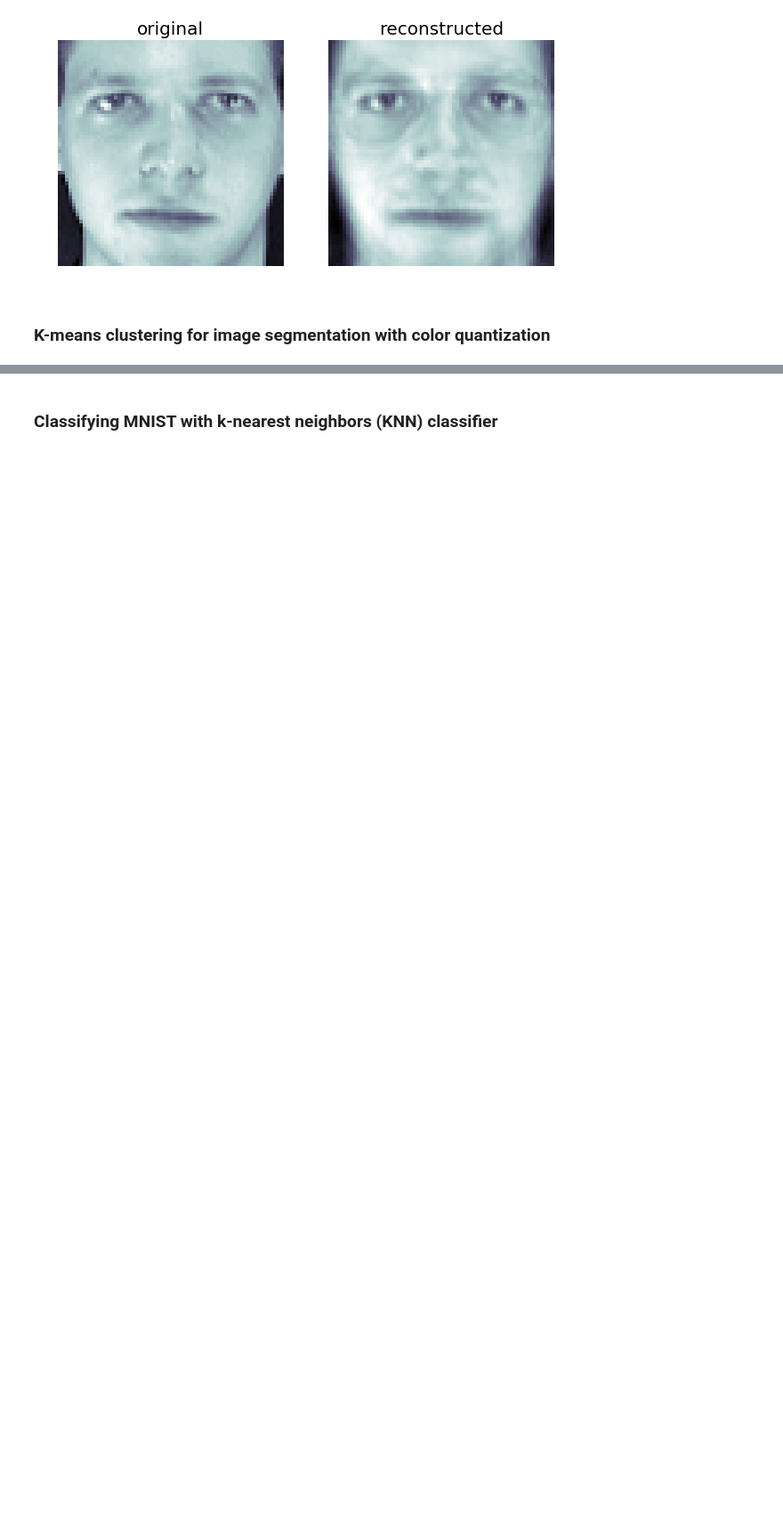
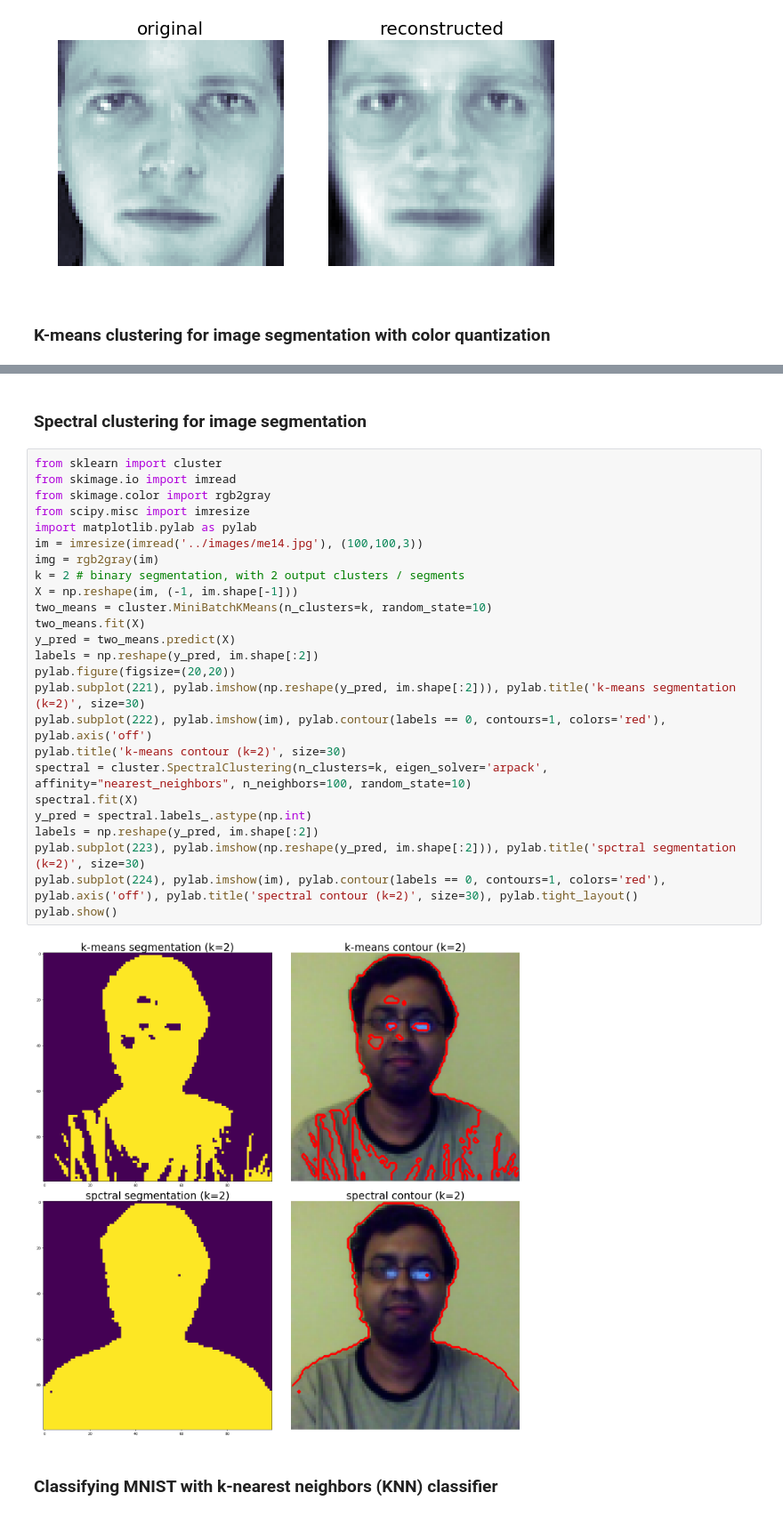
Before and after one commit to PacktPublishing/Hands-On-Image-Processing-with-Python, a Jupyter notebook: Chapter9/Chapter9.ipynb, the cells around one changed output, grey strips where cells are left out. Shown at 89% size. Saved outputs shown, nothing was run; the diff lists cells and outputs as text; blank space fills up the shorter version.

```diff
--- a/Chapter9/Chapter9.ipynb
+++ b/Chapter9/Chapter9.ipynb
@@ -271,3 +239,32 @@ done in 0.016s.
+# %% [markdown]
+### Spectral clustering for image segmentation
+# %%
+from sklearn import cluster
+from skimage.io import imread
+from skimage.color import rgb2gray
+from scipy.misc import imresize
+import matplotlib.pylab as pylab
+im = imresize(imread('../images/me14.jpg'), (100,100,3))
+img = rgb2gray(im)
+k = 2 # binary segmentation, with 2 output clusters / segments
+X = np.reshape(im, (-1, im.shape[-1]))
+two_means = cluster.MiniBatchKMeans(n_clusters=k, random_state=10)
+two_means.fit(X)
+y_pred = two_means.predict(X)
+labels = np.reshape(y_pred, im.shape[:2])
+pylab.figure(figsize=(20,20))
+pylab.subplot(221), pylab.imshow(np.reshape(y_pred, im.shape[:2])), pylab.title('k-means segmentation (k=2)', size=30)
+pylab.subplot(222), pylab.imshow(im), pylab.contour(labels == 0, contours=1, colors='red'), pylab.axis('off')
+pylab.title('k-means contour (k=2)', size=30)
+spectral = cluster.SpectralClustering(n_clusters=k, eigen_solver='arpack', affinity="nearest_neighbors", n_neighbors=100, random_state=10)
+spectral.fit(X)
+y_pred = spectral.labels_.astype(np.int)
+labels = np.reshape(y_pred, im.shape[:2])
+pylab.subplot(223), pylab.imshow(np.reshape(y_pred, im.shape[:2])), pylab.title('spctral segmentation (k=2)', size=30)
+pylab.subplot(224), pylab.imshow(im), pylab.contour(labels == 0, contours=1, colors='red'), pylab.axis('off'), pylab.title('spectral contour (k=2)', size=30), pylab.tight_layout()
+pylab.show()
+# %% [output]
+[figure, added]
 # %% [markdown]
 ### Classifying MNIST with k-nearest neighbors (KNN) classifier
 # %%
```
Also changed, not shown: parts of 12 cells of this notebook, 2 other files.
